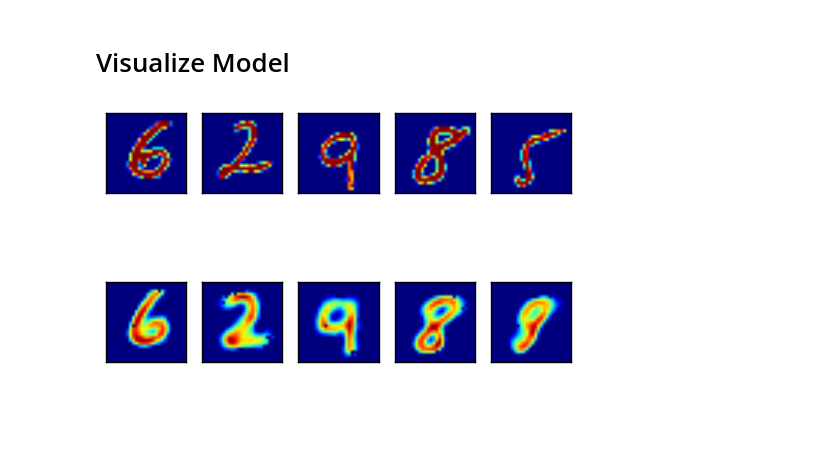
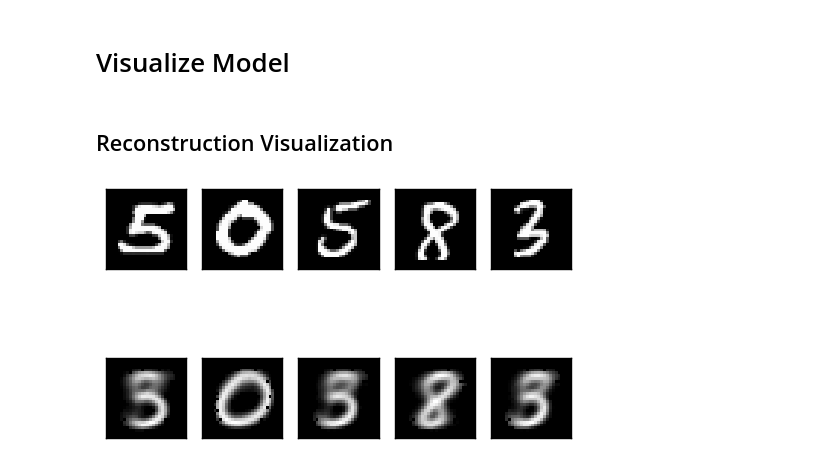
Before and after one commit to themattinthehatt/dreamscape, a Jupyter notebook: vae-mnist.ipynb, the cells around one changed output. Drawn from its saved outputs; the diff is of its cells as text; code cells hidden in the pictures; blank space fills up the shorter version.

```diff
--- a/vae-mnist.ipynb
+++ b/vae-mnist.ipynb
@@ -175,0 +253,18 @@ step 49000, training accuracy -169.214
+# %%
+# define model params
+layers_encoder = [784, 400, 400]
+layer_latent = 20
+layers_decoder = [400, 400, 784]
+
+# define training params
+batch_size = 100
+training_epochs = 20
+display_epochs = 1
+
+vae = VAE(layers_encoder=layers_encoder,
+          layer_latent=layer_latent,
+          layers_decoder=layers_decoder)
+
+vae.train(batch_size=batch_size,
+          training_epochs=training_epochs,
+          display_epochs=display_epochs)
@@ -176,21 +293,26 @@ step 49000, training accuracy -169.214
 # %% [markdown]
 # Visualize Model
+# %% [markdown]
+## Reconstruction Visualization
 # %%
-batch = mnist.train.next_batch(batch_size)
-# eps_ = np.random.randn(batch_size, num_lvs)
-eps_ = np.zeros((batch_size, num_lvs))
-recon = x_recon.eval(feed_dict={x: batch[0], eps: eps_})
+x = mnist.train.next_batch(vae.batch_size)
+eps = np.zeros((vae.batch_size, vae.num_lvs))
+recon = vae.reconstruct(x[0], eps)
 
 f, ax = plt.subplots(2,5)
 for j in range(5):
-    ax[0,j].imshow(np.reshape(batch[0][j,:], (28, 28)))
+    ax[0,j].imshow(np.reshape(x[0][j,:], (28, 28)),
+                  interpolation="nearest",
+                  cmap="gray")
     ax[0,j].axes.get_xaxis().set_visible(False)
     ax[0,j].axes.get_yaxis().set_visible(False)
 
-    ax[1,j].imshow(np.reshape(recon[j,:], (28, 28)))
+    ax[1,j].imshow(np.reshape(recon[j,:], (28, 28)),
+                  interpolation="nearest",
+                  cmap="gray")
     ax[1,j].axes.get_xaxis().set_visible(False)
     ax[1,j].axes.get_yaxis().set_visible(False)
 
 plt.show()
 # %% [output]
-[figure, old version]
+[figure, new version]
```
Also changed, not shown: parts of 22 cells of this notebook.
